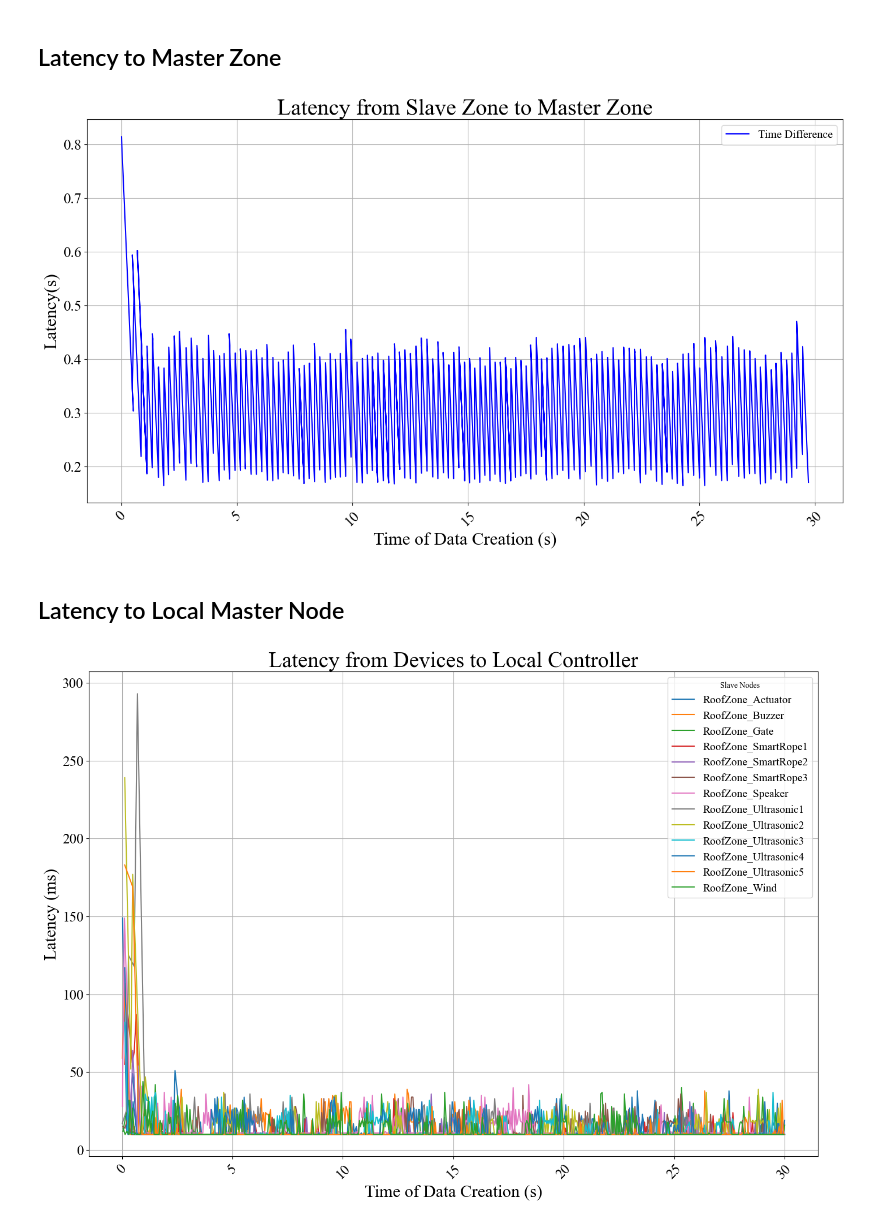
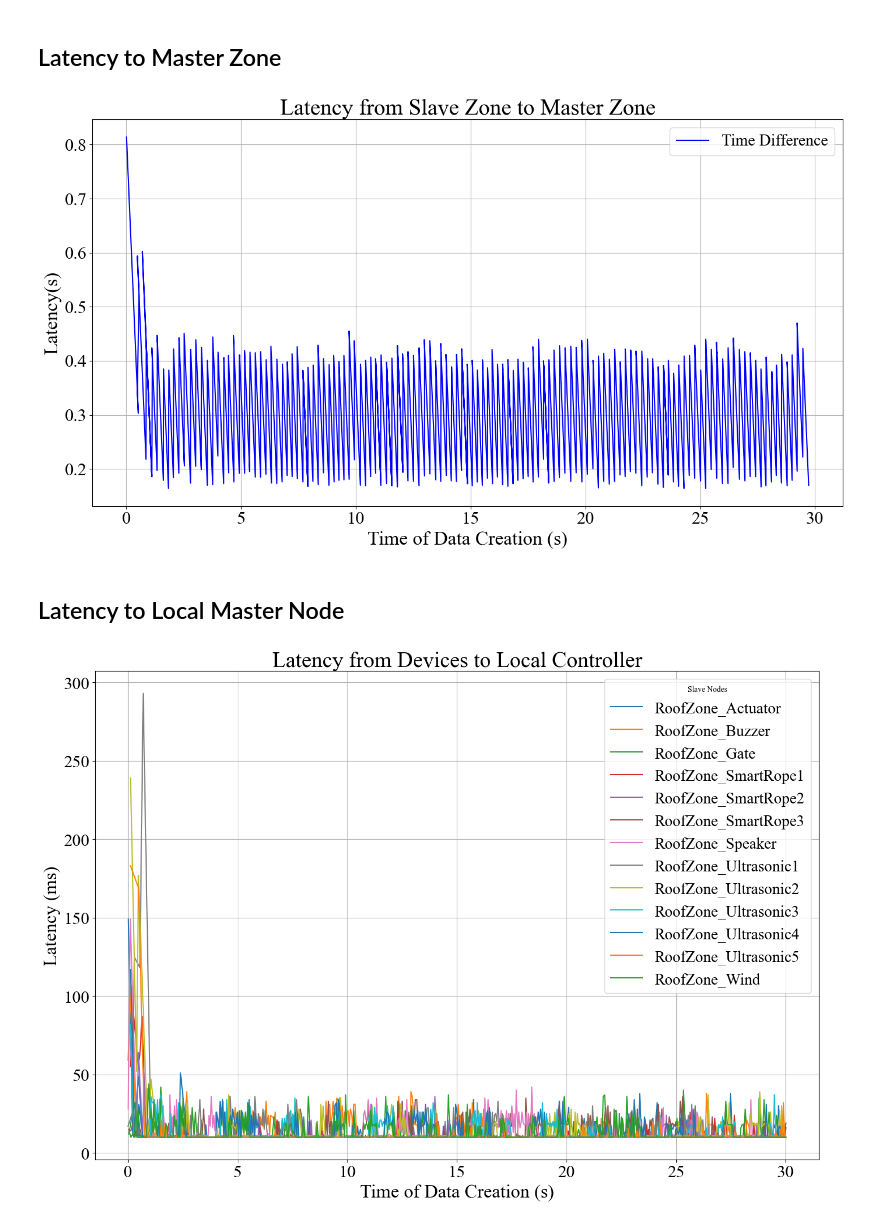
Before and after one commit to Omar-Farrag/ConstructionSiteSimulator, a Jupyter notebook: LogAnalysis/LogAnalysis.ipynb, the cells around one changed output. Drawn from its saved outputs; the diff is of its cells as text; code cells hidden in the pictures.

Commit message:
Changed font sizes for some graphs

```diff
--- a/LogAnalysis/LogAnalysis.ipynb
+++ b/LogAnalysis/LogAnalysis.ipynb
@@ -611,16 +611,16 @@ plt.figure(figsize=(14, 8))  # Increase figure size for better visibility
 plt.plot(df['Time of Creation'], df['Time Difference'], linestyle='-', label='Time Difference', color='b')  # Removed markers for smooth graph
 
 # Add labels and title with increased font size
-plt.xlabel('Time of Data Creation (s)', fontsize=22)  # Increase xlabel font size
-plt.ylabel('Latency(s)', fontsize=22)  # Increase ylabel font size
+plt.xlabel('Time of Data Creation (s)', fontsize=24)  # Increase xlabel font size
+plt.ylabel('Latency(s)', fontsize=24)  # Increase ylabel font size
 plt.title('Latency from Slave Zone to Master Zone', fontsize=28)  # Increase title font size
 
 # Rotate x-axis labels for better readability with increased font size
-plt.xticks(rotation=45, fontsize=18)
-plt.yticks(fontsize=18)
+plt.xticks(fontsize=22)
+plt.yticks(fontsize=22)
 
 # Add legend with increased font size
-plt.legend(fontsize=14)
+plt.legend(fontsize=20)
 
 # Show grid with larger font for grid ticks
 plt.grid(visible=True)
@@ -629,7 +629,7 @@ plt.grid(visible=True)
 plt.tight_layout()
 plt.show()
 # %% [output]
-[figure, old version]
+[figure, new version]
 # %% [markdown]
 ## Latency to Local Master Node
 # %%
@@ -657,36 +657,36 @@ for log in logs:
         slave_node = log[slave_node_start:slave_node_end]
 
         # Compute latency (in milliseconds)
         latency = (timestamp_initial - timestamp_created) * 1000  # Convert to milliseconds
 
         # Append parsed data
         data.append({"slave_node": slave_node, "timestamp_created": timestamp_created, "latency": latency})
     except (IndexError, ValueError, TypeError):
         # Handle improperly formatted logs
         continue
 
 # Create a DataFrame
 df = pd.DataFrame(data)
 
 # Group data by slave node
 grouped = df.groupby("slave_node")
 
 # Plot all slave nodes on one figure
 plt.figure(figsize=(14, 10))  # Increase the figure size if needed
 for slave_node, group in grouped:
     plt.plot(group['timestamp_created'], group['latency'], linestyle='-', label=slave_node.replace("Node",""))
 
 # Formatting the plot
-plt.xlabel('Time of Data Creation (s)', fontsize=22)  # Increase xlabel font size
-plt.ylabel('Latency (ms)', fontsize=22)  # Increase ylabel font size
+plt.xlabel('Time of Data Creation (s)', fontsize=24)  # Increase xlabel font size
+plt.ylabel('Latency (ms)', fontsize=24)  # Increase ylabel font size
 plt.title('Latency from Devices to Local Controller', fontsize=28)  # Increase title font size
-plt.xticks(rotation=45, fontsize=18)  # Increase x-axis tick font size
-plt.yticks(fontsize=18)  # Increase y-axis tick font size
-plt.legend(title='Slave Nodes', fontsize=14)  # Increase legend font size
+plt.xticks(fontsize=22)  # Increase x-axis tick font size
+plt.yticks(fontsize=22)  # Increase y-axis tick font size
+plt.legend(title='Slave Nodes', fontsize=20)  # Increase legend font size
 plt.grid(visible=True)
 
 # Show plot
 plt.tight_layout()
 plt.show()
 # %% [output]
-[figure, old version]
+[figure, new version]
```
Also changed, not shown: 2 other files.
